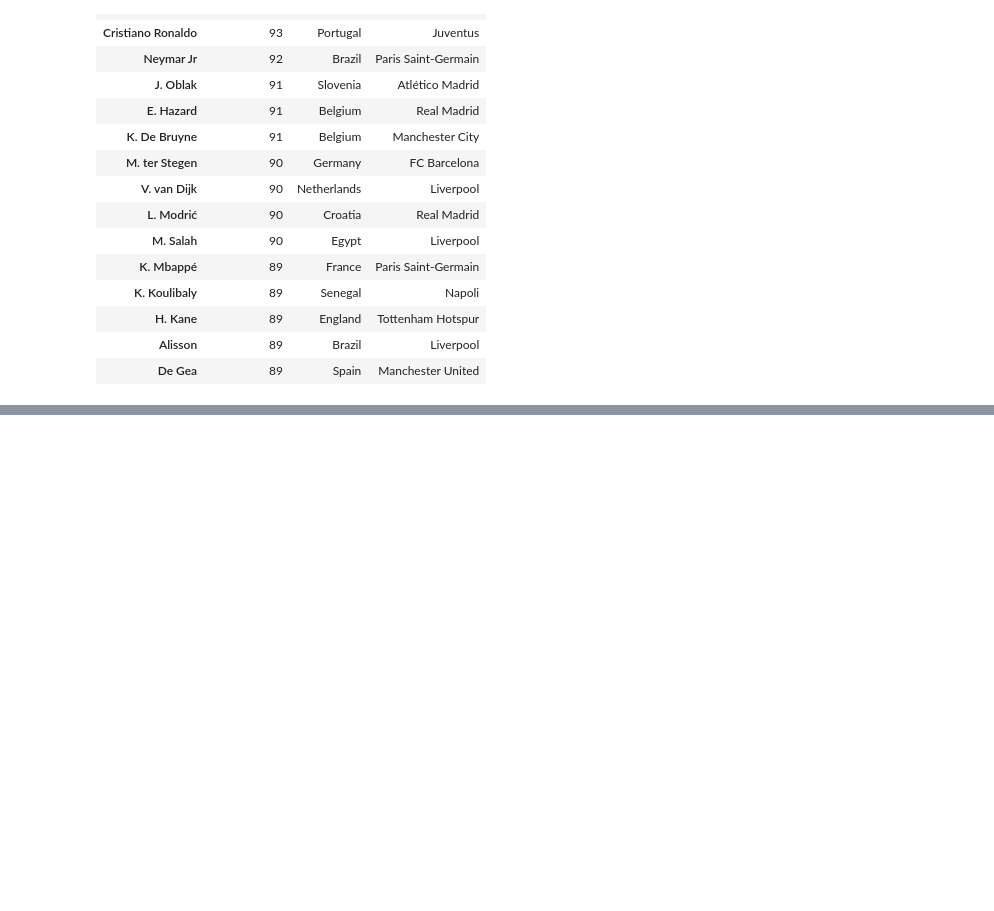
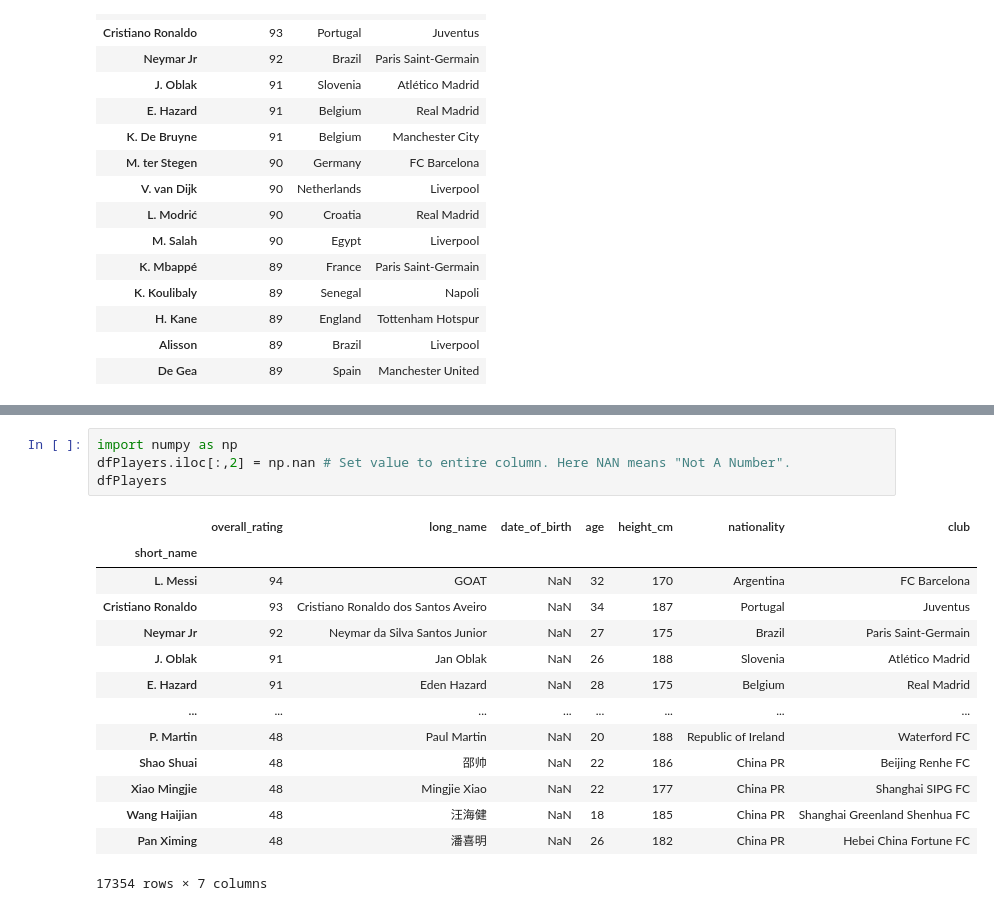
Before and after one commit to m-mhe/numpy_and_pandas, a Jupyter notebook: data_extraction/players_info.ipynb, the cells around one changed output, grey strips where cells are left out. Drawn from its saved outputs; the diff is of its cells as text; blank space fills up the shorter version.

```diff
--- a/data_extraction/players_info.ipynb
+++ b/data_extraction/players_info.ipynb
@@ -381,0 +399,19 @@ dfPlayers.iloc[0:15, [0,5,6]] # Slicing rows with row index
+# %%
+import numpy as np
+dfPlayers.iloc[:,2] = np.nan # Set value to entire column. Here NAN means "Not A Number".
+dfPlayers
+# %% [output]
+|  | overall_rating | long_name | date_of_birth | age | height_cm | nationality | club |
+| short_name |  |  |  |  |  |  |  |
+| L. Messi | 94 | GOAT | NaN | 32 | 170 | Argentina | FC Barcelona |
+| Cristiano Ronaldo | 93 | Cristiano Ronaldo dos Santos Aveiro | NaN | 34 | 187 | Portugal | Juventus |
+| Neymar Jr | 92 | Neymar da Silva Santos Junior | NaN | 27 | 175 | Brazil | Paris Saint-Germain |
+| J. Oblak | 91 | Jan Oblak | NaN | 26 | 188 | Slovenia | Atlético Madrid |
+| E. Hazard | 91 | Eden Hazard | NaN | 28 | 175 | Belgium | Real Madrid |
+| ... | ... | ... | ... | ... | ... | ... | ... |
+| P. Martin | 48 | Paul Martin | NaN | 20 | 188 | Republic of Ireland | Waterford FC |
+| Shao Shuai | 48 | 邵帅 | NaN | 22 | 186 | China PR | Beijing Renhe FC |
+| Xiao Mingjie | 48 | Mingjie Xiao | NaN | 22 | 177 | China PR | Shanghai SIPG FC |
+| Wang Haijian | 48 | 汪海健 | NaN | 18 | 185 | China PR | Shanghai Greenland Shenhua FC |
+| Pan Ximing | 48 | 潘喜明 | NaN | 26 | 182 | China PR | Hebei China Fortune FC |
+17354 rows × 7 columns
```
Also changed, not shown: parts of 13 cells of this notebook.
